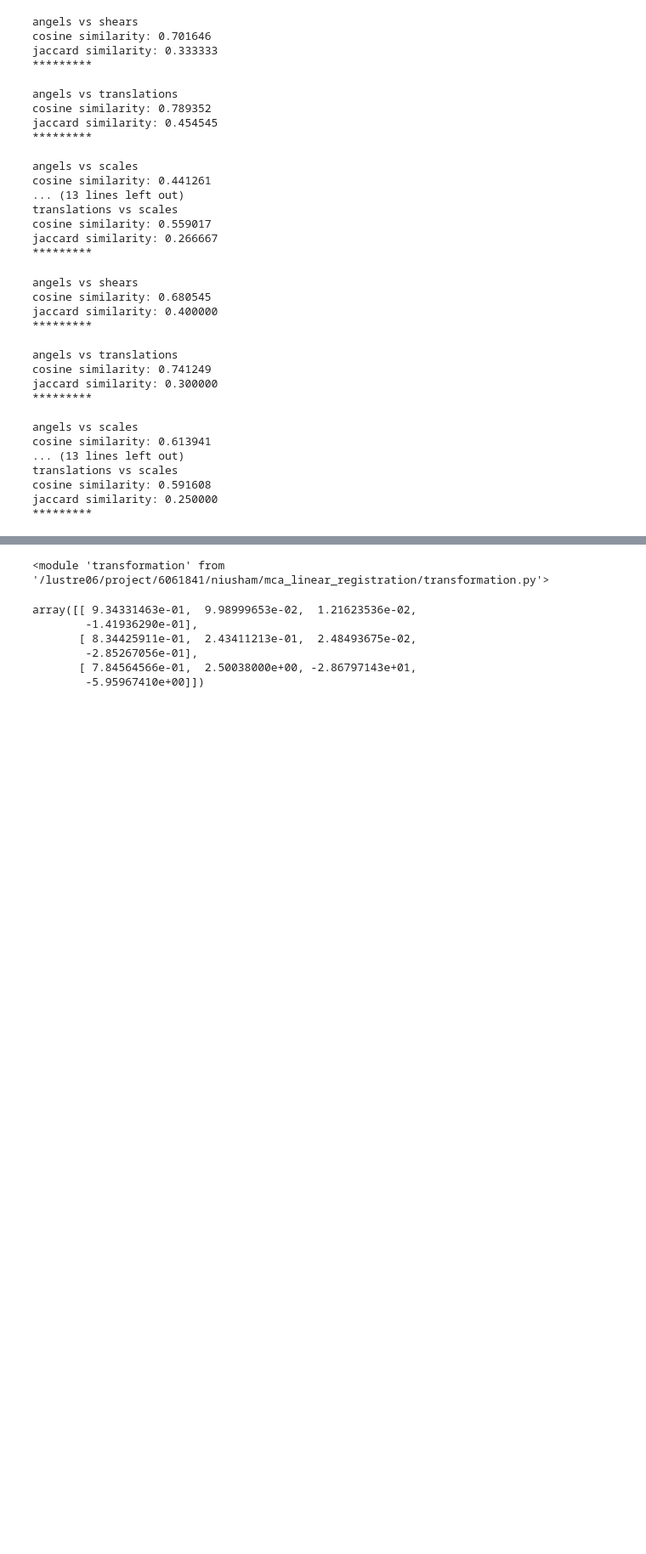
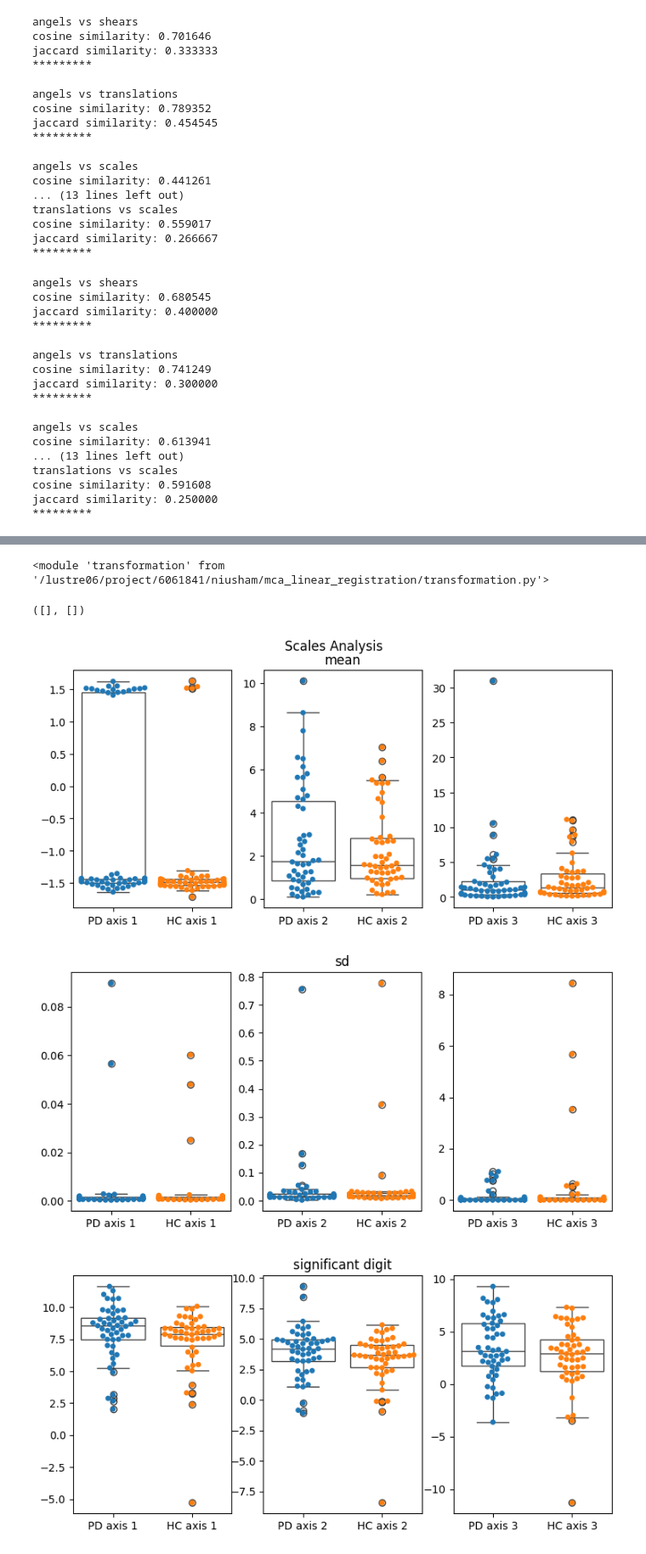
Before and after one commit to mirhnius/mca_linear_registration, a Jupyter notebook: analysis.ipynb, the cells around one changed output, grey strips where cells are left out. Shown at 85% size. Saved outputs shown, nothing was run; the diff lists cells and outputs as text; code cells hidden in the pictures; blank space fills up the shorter version.

```diff
--- a/analysis.ipynb
+++ b/analysis.ipynb
@@ -571,6 +543,8 @@ a = transformation.get_matrices_paths(path)
+# %%
+ants_paths_HC = transformation.get_matrices_paths(ants_path_HC, Path("./HC_selected_subjects.txt"),  pattern="_ses-BL0GenericAffine")
+ants_paths_PD = transformation.get_matrices_paths(ants_path_PD, Path("./PD_selected_subjects.txt"),  pattern="_ses-BL0GenericAffine")
 # %%
 import importlib
+importlib.reload(transformation)
+# %% [output]
+<module 'transformation' from '/lustre06/project/6061841/niusham/mca_linear_registration/transformation.py'>
-# %%
-importlib.reload(transformation)
-# %% [output]
-<module 'transformation' from '/lustre06/project/6061841/niusham/mca_linear_registration/transformation.py'>
@@ -579,9 +551,37 @@ b = transformation.get_matrices(a)
-# %%
-b['sub-3171_ses-BL0GenericAffine']['ieee']
-# %% [output]
-array([[ 9.34331463e-01,  9.98999653e-02,  1.21623536e-02,
-        -1.41936290e-01],
-       [ 8.34425911e-01,  2.43411213e-01,  2.48493675e-02,
-        -2.85267056e-01],
-       [ 7.84564566e-01,  2.50038000e+00, -2.86797143e+01,
-        -5.95967410e+00]])
+# %%
+ants_mat_dic_HC, ants_error_HC = transformation.get_matrices(ants_paths_HC)
+ants_mat_dic_HC = {key.replace('GenericAffine', ''): value for key, value in ants_mat_dic_HC.items()}
+
+ants_mat_dic_PD, ants_error_PD = transformation.get_matrices(ants_paths_PD)
+ants_mat_dic_PD = {key.replace('GenericAffine', ''): value for key, value in ants_mat_dic_PD.items()}
+# %%
+ants_error_PD, ants_error_HC
+# %% [output]
+([], [])
+# %%
+ants_scales_ieee_PD, ants_translations_ieee_PD, ants_angels_ieee_PD, ants_shears_ieee_PD = transformation_arrays_ieee(ants_mat_dic_PD)
+ants_scales_ieee_HC, ants_translations_ieee_HC, ants_angels_ieee_HC, ants_shears_ieee_HC = transformation_arrays_ieee(ants_mat_dic_HC)
+
+ants_scales_mca_dict_PD, ants_translation_mca_dict_PD, ants_angles_mca_dict_PD, ants_shears_mca_dict_PD = transformation_dictionaries_mca(ants_mat_dic_PD)
+ants_scales_mca_dict_HC, ants_translation_mca_dict_HC, ants_angles_mca_dict_HC, ants_shears_mca_dict_HC = transformation_dictionaries_mca(ants_mat_dic_HC)
+# %%
+ants_scales_mca_PD = np.stack([value for value in ants_scales_mca_dict_PD.values()])
+ants_scales_mca_HC = np.stack([value for value in ants_scales_mca_dict_HC.values()])
+
+ants_scales_significant_PD = np.stack([sd.significant_digits(ants_scales_mca_PD[i,:,:], reference=np.mean(ants_scales_mca_PD[i,:,:]), axis=0) for i in range(50)])
+ants_scales_significant_HC = np.stack([sd.significant_digits(ants_scales_mca_HC[i,:,:], reference=np.mean(ants_scales_mca_HC[i,:,:]), axis=0) for i in range(50)])
+# %%
+fig = plt.figure(figsize=(9, 4))
+fig.suptitle('Scales Analysis')
+plotter(np.mean(ants_scales_mca_PD, axis=1),np.mean(ants_scales_mca_HC, axis=1), 'mean')
+
+fig = plt.figure(figsize=(9, 4))
+plotter(np.std(ants_scales_mca_PD, axis=1),np.std(ants_scales_mca_HC, axis=1), 'sd')
+
+
+fig = plt.figure(figsize=(9, 4))
+plotter(ants_scales_significant_PD,ants_scales_significant_HC, 'significant digit')
+# %% [output]
+[figure, added]
+[figure, added]
+[figure, added]
```
Also changed, not shown: parts of 42 cells of this notebook.
